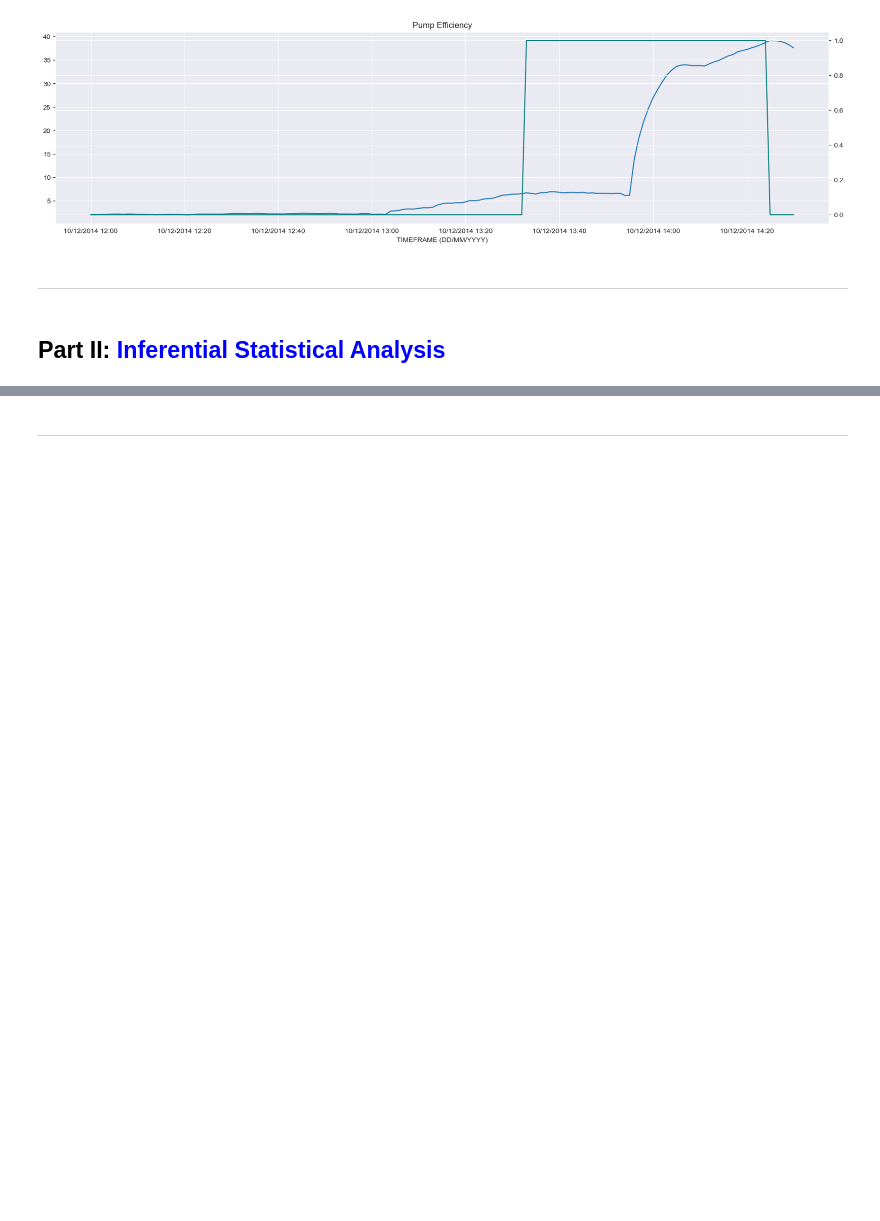
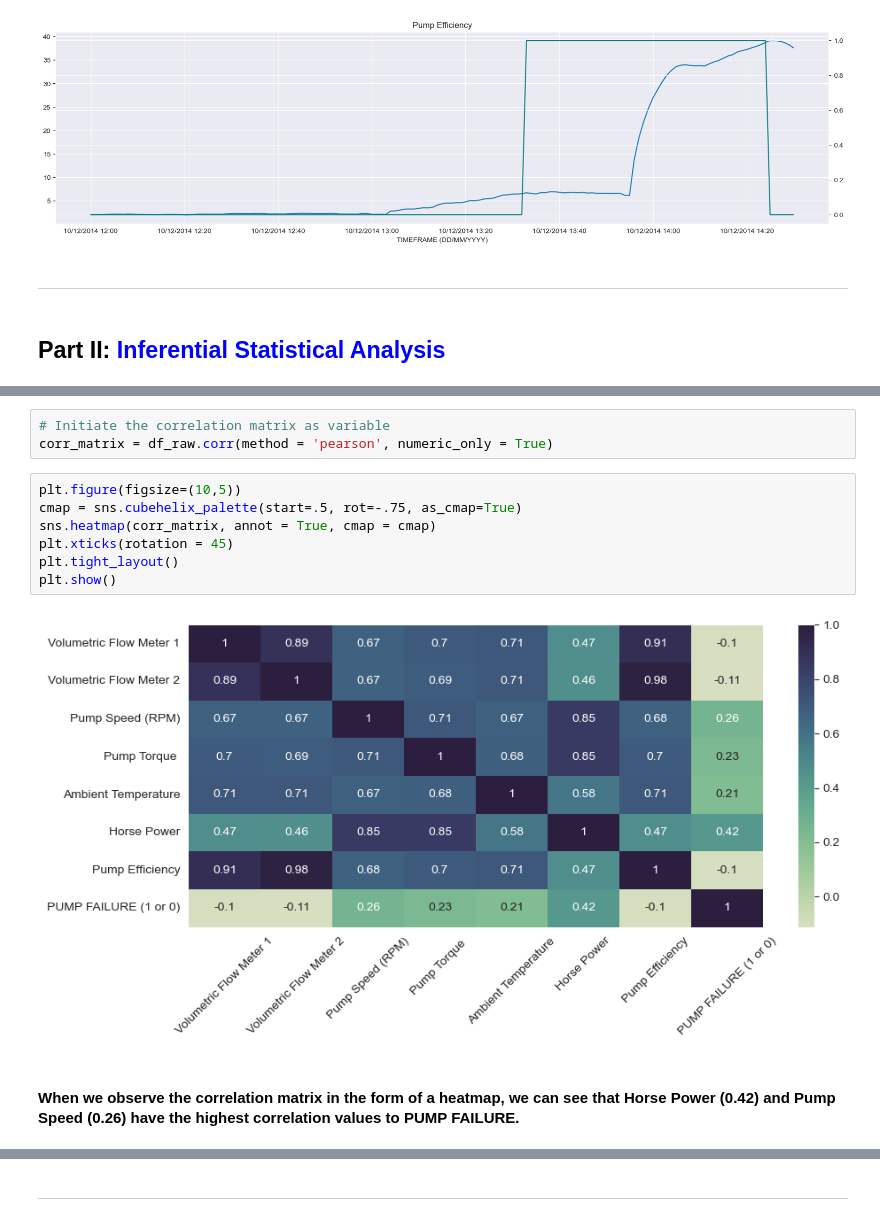
Before and after one commit to zeiglerg41/Python, a Jupyter notebook: Southern_Water_Corp_OLS_Case_Study_Student_Facing_160221.ipynb, the cells around one changed output, grey strips where cells are left out. Cells and saved outputs as stored; diff of their text form; blank space fills up the shorter version.

```diff
--- a/Southern_Water_Corp_OLS_Case_Study_Student_Facing_160221.ipynb
+++ b/Southern_Water_Corp_OLS_Case_Study_Student_Facing_160221.ipynb
@@ -350,0 +305,14 @@ With this hint in mind, you should be able to **select the relevant column of in
+# %%
+# Initiate the correlation matrix as variable
+corr_matrix = df_raw.corr(method = 'pearson', numeric_only = True)
+# %%
+plt.figure(figsize=(10,5))
+cmap = sns.cubehelix_palette(start=.5, rot=-.75, as_cmap=True)
+sns.heatmap(corr_matrix, annot = True, cmap = cmap)
+plt.xticks(rotation = 45)
+plt.tight_layout()
+plt.show()
+# %% [output]
+[figure, added]
+# %% [markdown]
+#### When we observe the correlation matrix in the form of a heatmap, we can see that <b>Horse Power (0.42)</b> and <b>Pump Speed (0.26)</b> have the highest correlation values to PUMP FAILURE.
```
Also changed, not shown: parts of 65 cells of this notebook.
